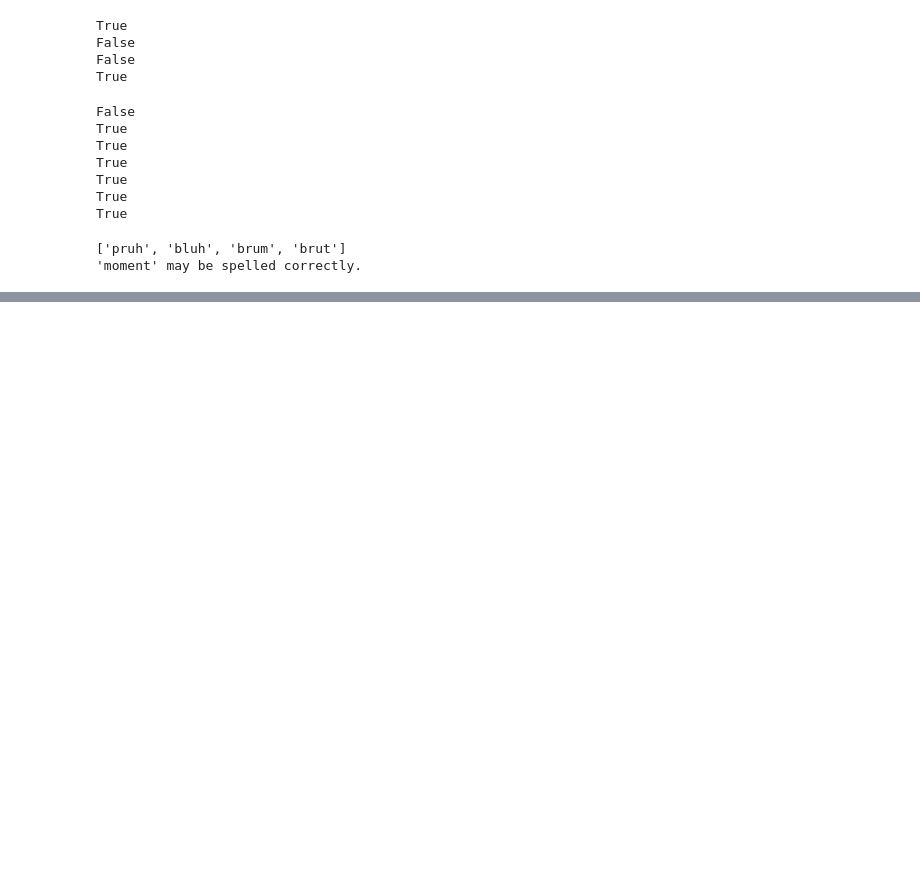
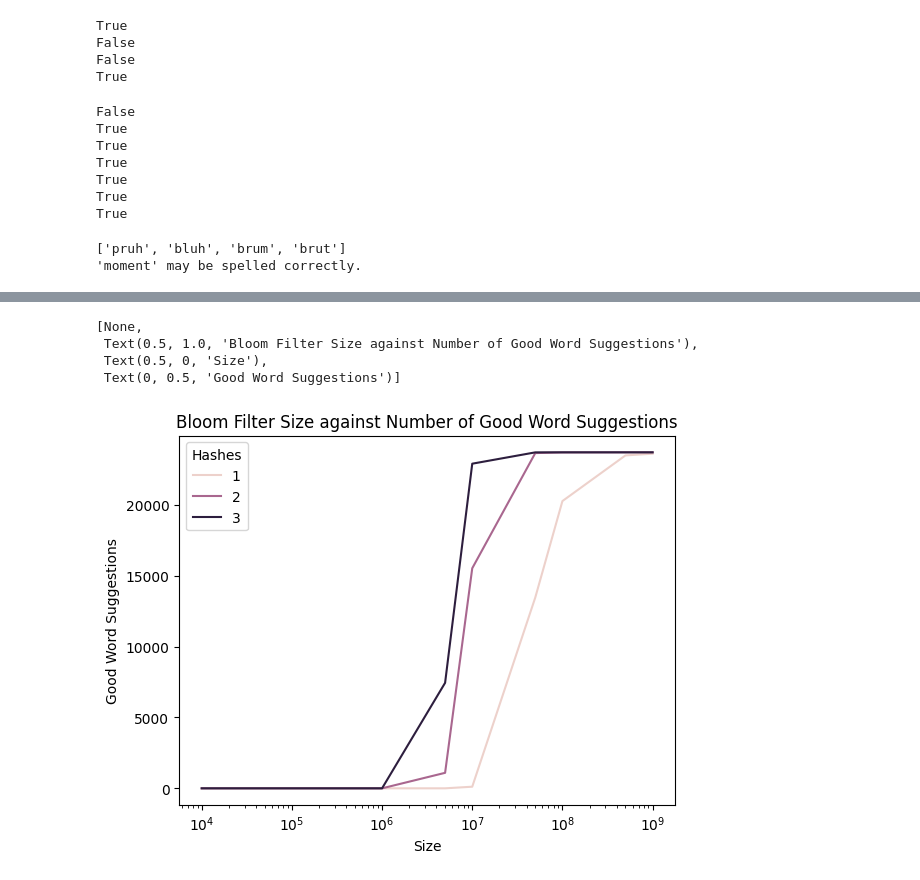
Before and after one commit to kevinwjin/cbb634, a Jupyter notebook: pset_2/exercise_2.ipynb, the cells around one changed output, grey strips where cells are left out. Saved outputs shown, nothing was run; the diff lists cells and outputs as text; code cells hidden in the pictures; blank space fills up the shorter version.

```diff
--- a/pset_2/exercise_2.ipynb
+++ b/pset_2/exercise_2.ipynb
@@ -113,14 +113,14 @@ def accuracy_checker(BloomFilter):
             correct_count += 1
 
     # Return spell checker accuracy
-    return(correct_count / len(typos))
+    return correct_count
 # %%
 # Test spell checker accuracy
-corpus = BloomFilter(size = 1_000_000_000, hashes = [sha256, blake2b, sha3_256])
+corpus = BloomFilter(size = 100_000_000, hashes = [sha256, blake2b, sha3_256])
 with open("words.txt") as file:
     for line in file:
         word = line.strip()
         corpus.add(word)
 
-print("Suggestion accuracy:", round(accuracy_checker(corpus) * 100, 3), "%")
+print("Number of good suggestions:", accuracy_checker(corpus))
 # %% [output]
@@ -192,0 +128,36 @@ executing.executing.NotOneValueFound: Expected one value, found 0
+# %%
+# Test accuracy against filter size
+from tqdm import tqdm
+
+#sizes = list(np.linspace(start = 10_000, stop = 100_000_000, num = 10, dtype = int)) # Generate evenly spaced Bloom filter sizes
+sizes = [10_000, 50_000, 100_000, 500_000, 1_000_000, 5_000_000, 10_000_000, 50_000_000, 100_000_000, 500_000_000, 1_000_000_000]
+hash_sets = [[sha256], [sha256, blake2b], [sha256, blake2b, sha3_256]]
+
+results = []
+for size in tqdm(sizes):
+    for hash_set in hash_sets:
+        filter = BloomFilter(size, hash_set)
+        with open("words.txt") as file:
+            for line in file:
+                word = line.strip()
+                filter.add(word)
+        good_suggestions = accuracy_checker(filter)
+        results.append((size, len(hash_set), good_suggestions))
+# %%
+# Plot filter size against hash function choice (first, first two, all three)
+import seaborn as sns
+import pandas as pd
+import warnings
+
+warnings.filterwarnings('ignore') # Suppress seaborn's warnings
+
+df = pd.DataFrame(results, columns=["Size", "Hashes", "Good_Suggestions"])
+plot = sns.lineplot(data=df, x="Size", y="Good_Suggestions", hue="Hashes")
+plot.set(xscale = "log", title = "Bloom Filter Size against Number of Good Word Suggestions",
+         xlabel = "Size", ylabel = "Good Word Suggestions")
+# %% [output]
+[None,
+ Text(0.5, 1.0, 'Bloom Filter Size against Number of Good Word Suggestions'),
+ Text(0.5, 0, 'Size'),
+ Text(0, 0.5, 'Good Word Suggestions')]
+[figure, added]
```
Also changed, not shown: parts of 4 cells of this notebook.
